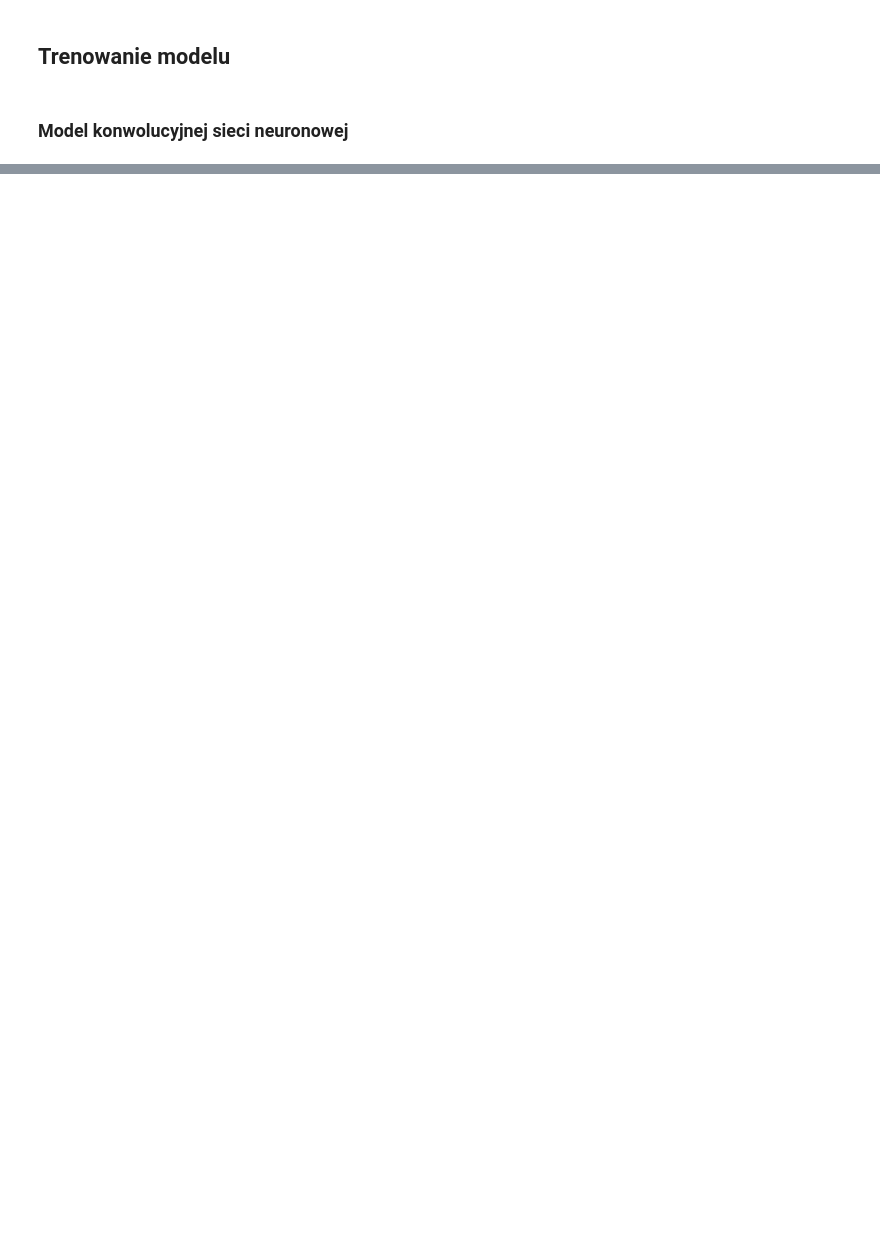
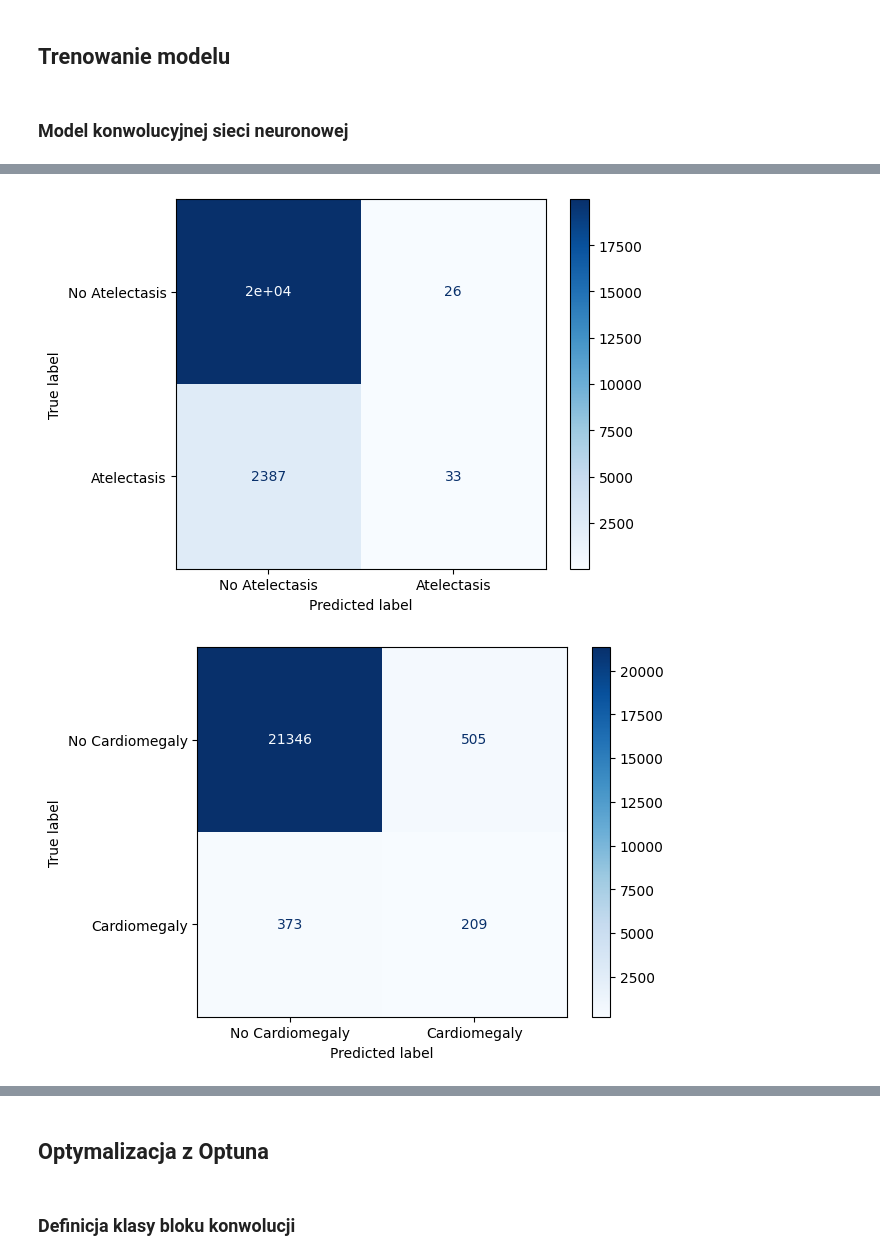
Before and after one commit to micichocki/umwdm, a Jupyter notebook: chest_mnist.ipynb, the cells around one changed output, grey strips where cells are left out. Cells and saved outputs as stored; diff of their text form; code cells hidden in the pictures; blank space fills up the shorter version.

```diff
--- a/chest_mnist.ipynb
+++ b/chest_mnist.ipynb
@@ -240,0 +286,11 @@ Model saved to chest_mnist_model.pth
+# %%
+y_true = test_ds.labels
+y_score = y_preds > 0.5
+# %%
+from sklearn.metrics import precision_recall_fscore_support, ConfusionMatrixDisplay
+
+precision, recall, f1, _ = precision_recall_fscore_support(y_true, y_score, average='samples', zero_division=1)
+
+print(f"Precision: {precision:6f}")
+print(f"Recall: {recall:6f}")
+print(f"F1: {f1:6f}")
@@ -240,0 +301,4 @@ Model saved to chest_mnist_model.pth
+# %%
+for i in range(y_score.shape[1]):
+    precision, recall, f1, _ = precision_recall_fscore_support(y_true[:, i], y_score[:, i], average='micro', zero_division=1)
+    print(f"Label {i}: Precision: {precision:.5f}\tRecall: {recall:.5f}\tF1: {f1:.5f}")
@@ -240,0 +320,11 @@ Model saved to chest_mnist_model.pth
+# %%
+for i in range(y_score.shape[1]):
+    ConfusionMatrixDisplay.from_predictions(
+        y_true[:, i],
+        y_score[:, i],
+        display_labels=["No " + CLASS_NAMES[i], CLASS_NAMES[i]],
+        cmap='Blues'
+    )
+# %% [output]
+[figure, added]
+[figure, added]
@@ -240,0 +343,4 @@ Model saved to chest_mnist_model.pth
+# %% [markdown]
+## Optymalizacja z Optuna
+# %% [markdown]
+### Definicja klasy bloku konwolucji
```
Also changed, not shown: parts of 17 cells of this notebook, 1 other file.
